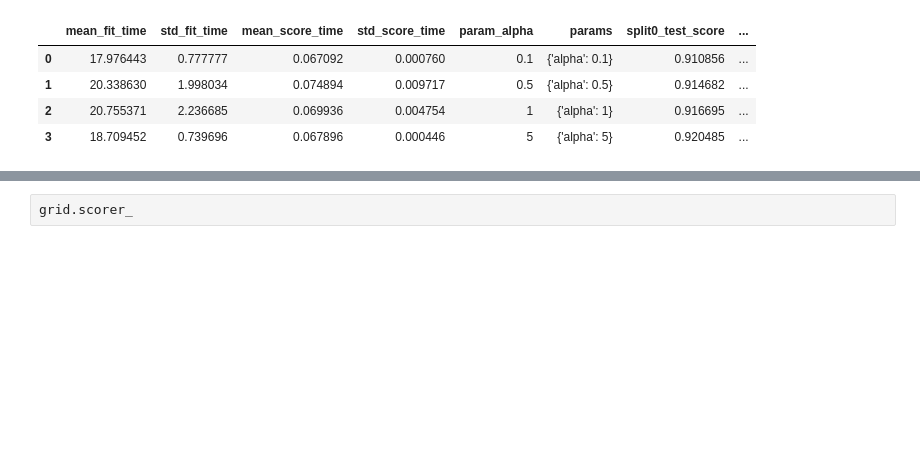
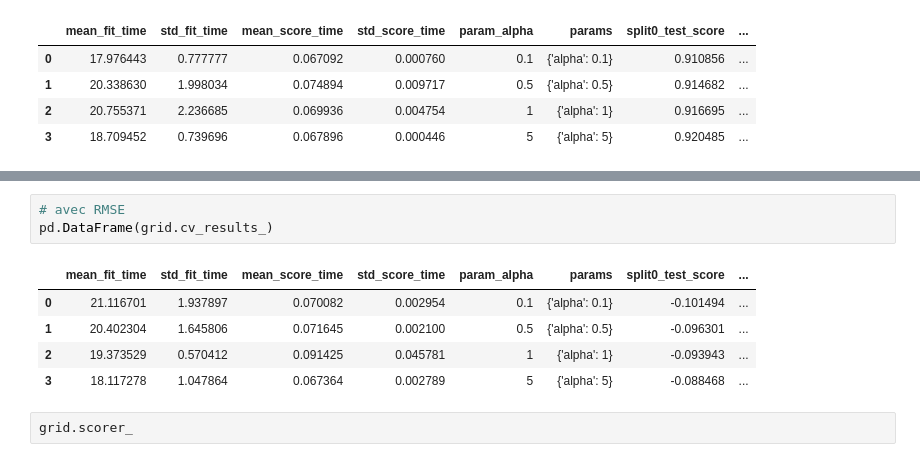
Before and after one commit to hansglick/bikesharing, a Jupyter notebook: p04_model/linear_regression/linear_regression_model_New.ipynb, the cells around one changed output, grey strips where cells are left out. Cells and saved outputs as stored; diff of their text form; blank space fills up the shorter version.

```diff
--- a/p04_model/linear_regression/linear_regression_model_New.ipynb
+++ b/p04_model/linear_regression/linear_regression_model_New.ipynb
@@ -184,3 +244,12 @@ pd.DataFrame(grid.cv_results_)
+# %%
+# avec RMSE
+pd.DataFrame(grid.cv_results_)
+# %% [output]
+|  | mean_fit_time | std_fit_time | mean_score_time | std_score_time | param_alpha | params | split0_test_score | ... |
+| 0 | 21.116701 | 1.937897 | 0.070082 | 0.002954 | 0.1 | {'alpha': 0.1} | -0.101494 | ... |
+| 1 | 20.402304 | 1.645806 | 0.071645 | 0.002100 | 0.5 | {'alpha': 0.5} | -0.096301 | ... |
+| 2 | 19.373529 | 0.570412 | 0.091425 | 0.045781 | 1 | {'alpha': 1} | -0.093943 | ... |
+| 3 | 18.117278 | 1.047864 | 0.067364 | 0.002789 | 5 | {'alpha': 5} | -0.088468 | ... |
 # %%
 grid.scorer_
 # %% [output]
```
Also changed, not shown: parts of 38 cells of this notebook, 11 other files.
